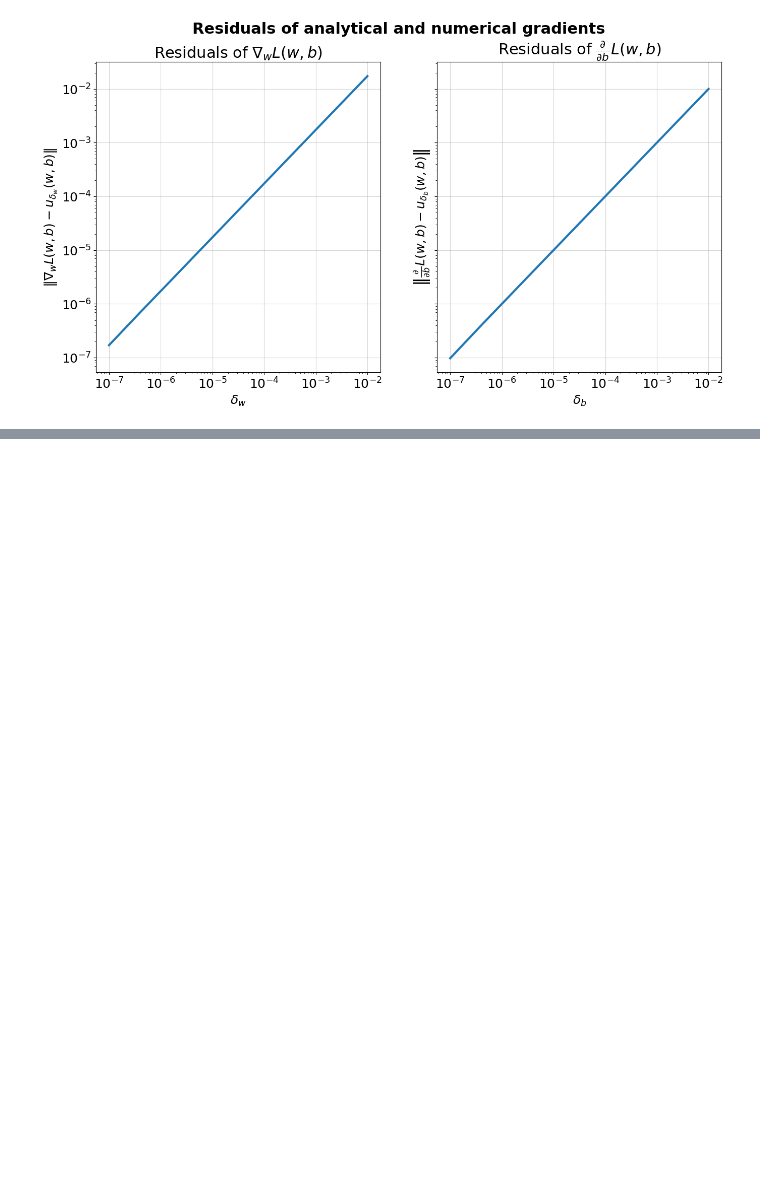
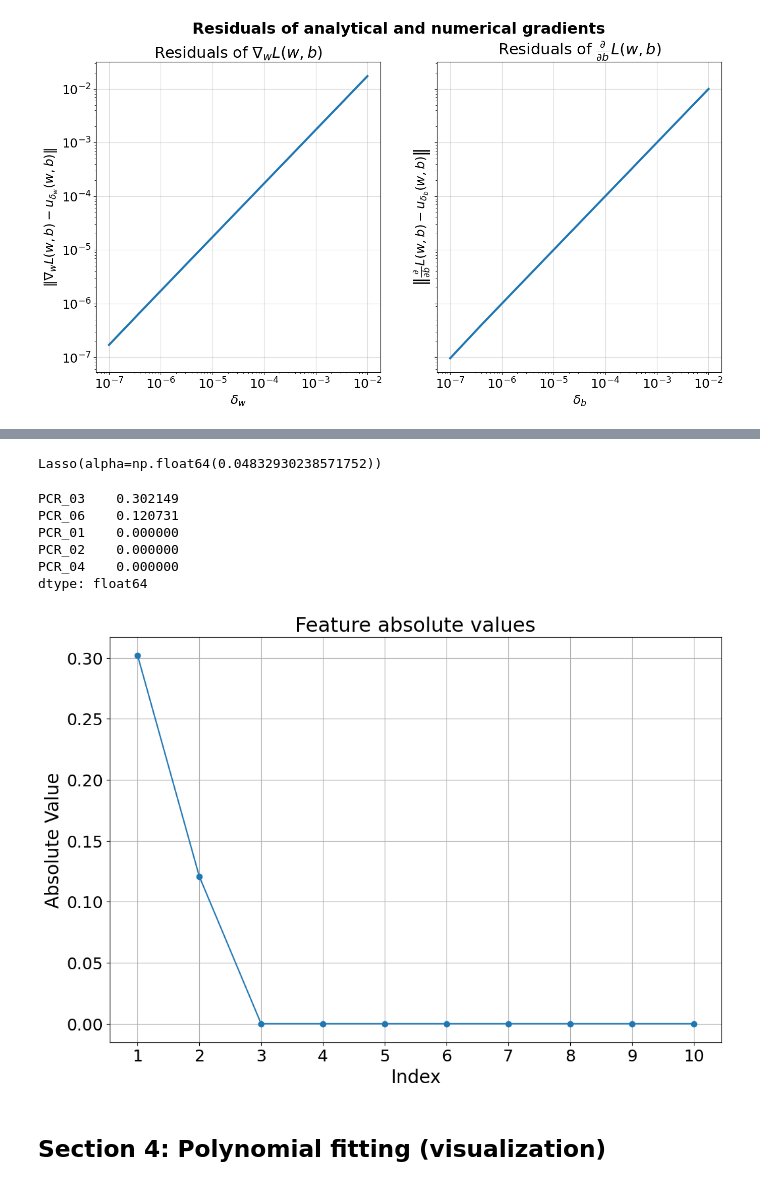
Before and after one commit to eyalamdur/ML-Regression, a Jupyter notebook: Code/318849270-315116095.ipynb, the cells around one changed output, grey strips where cells are left out. Cells and saved outputs as stored; diff of their text form; code cells hidden in the pictures; blank space fills up the shorter version.

```diff
--- a/Code/318849270-315116095.ipynb
+++ b/Code/318849270-315116095.ipynb
@@ -343,0 +507,35 @@ test_lr(X_train, y_train, X_val, y_val, "training and validation losses as a fun
+# %%
+# Retrain the model with the optimal Alpha
+# Task for section 6
+optimal_lasso = Lasso(optimal_alpha, fit_intercept=True)
+optimal_lasso.fit(train_set_processed.filter(like='PCR'), train_set_processed['contamination_level'])
+# %% [output]
+Lasso(alpha=np.float64(0.04832930238571752))
+# %%
+# Q9
+coefficients = optimal_lasso.coef_
+largest_5_coefficients = pd.Series(coefficients, index = train_set_processed.filter(like='PCR').columns).apply(abs).sort_values(ascending=False).head(5)
+print(largest_5_coefficients)
+# %% [output]
+PCR_03    0.302149
+PCR_06    0.120731
+PCR_01    0.000000
+PCR_02    0.000000
+PCR_04    0.000000
+dtype: float64
+# %%
+# Q10
+sorted_coefficients = pd.Series(coefficients, index = train_set_processed.filter(like='PCR').columns).apply(abs).sort_values(ascending=False)
+
+plt.figure(figsize=(12, 8))
+plt.plot(range(1, 11), sorted_coefficients, marker='o')
+plt.xlabel('Index')
+plt.ylabel('Absolute Value')
+plt.title('Feature absolute values')
+plt.xticks(range(1, 11))
+plt.grid(True)
+plt.show()
+# %% [output]
+[figure, added]
+# %% [markdown]
+## Section 4: Polynomial fitting (visualization)
```
Also changed, not shown: parts of 15 cells of this notebook, 1 other file.
